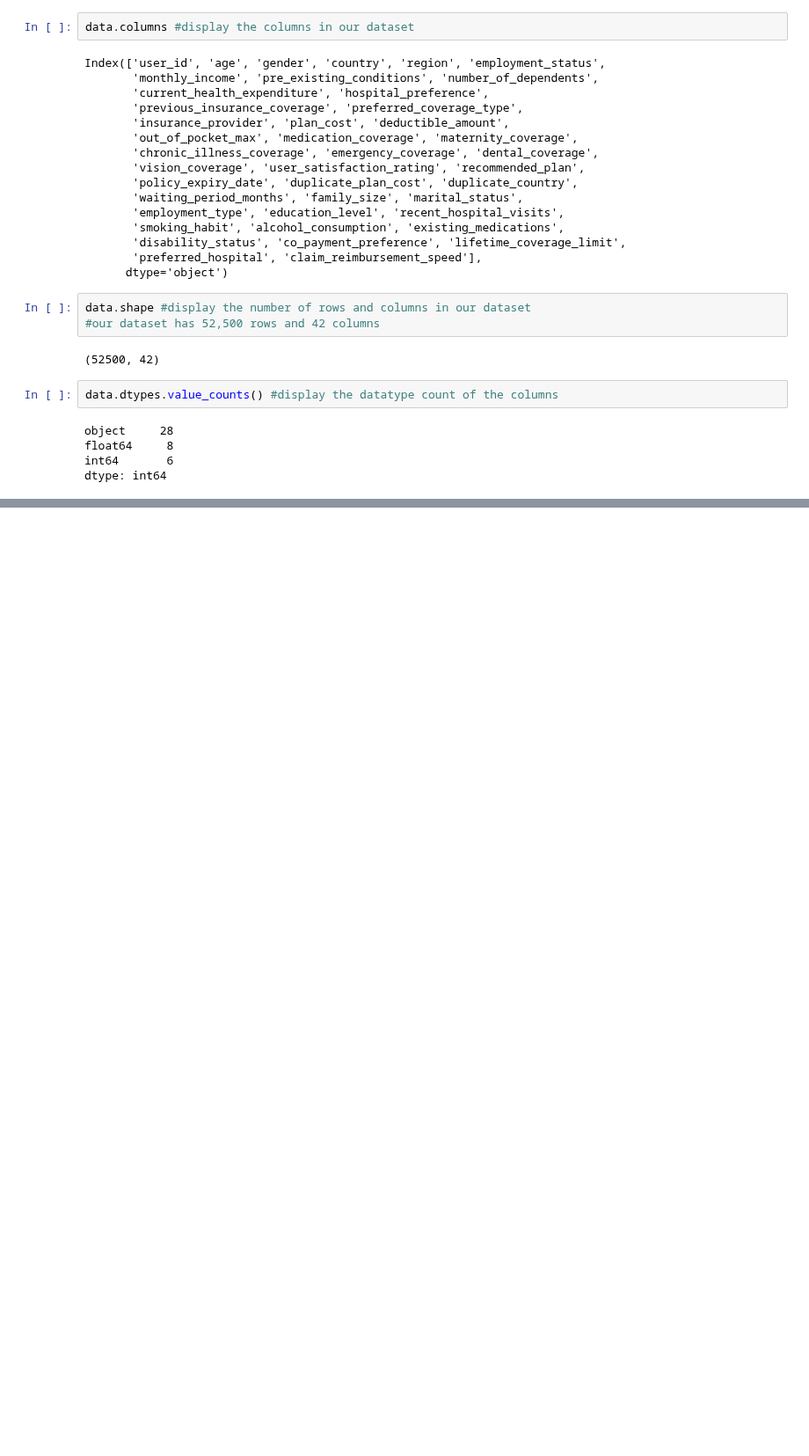
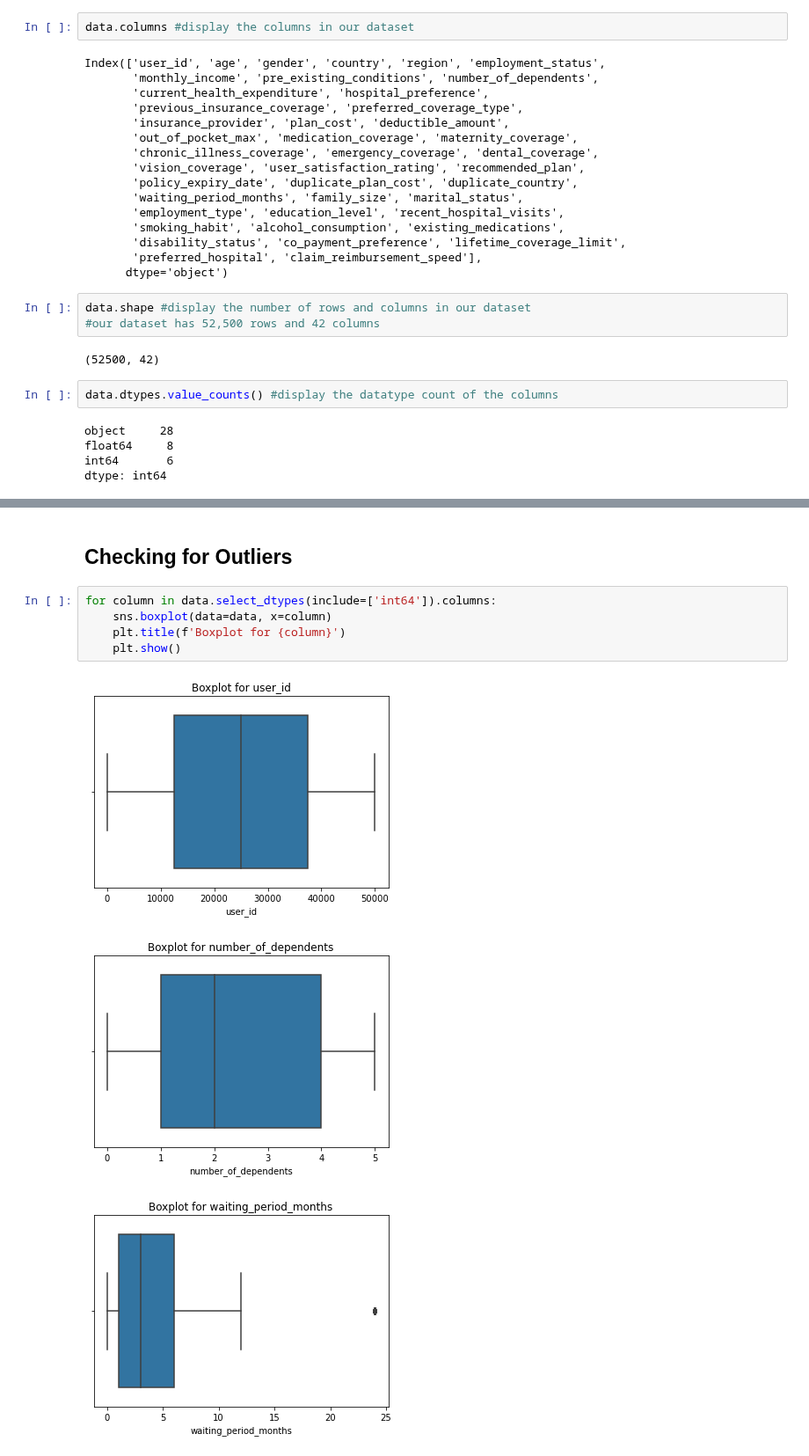
Before and after one commit to ruth-kitasi/Health-Insurance-Recommender-System, a Jupyter notebook: Notebooks/Cecilia.ipynb, the cells around one changed output, grey strips where cells are left out. Shown at 88% size. Cells and saved outputs as stored; diff of their text form; blank space fills up the shorter version.

```diff
--- a/Notebooks/Cecilia.ipynb
+++ b/Notebooks/Cecilia.ipynb
@@ -108,0 +251,11 @@ dtype: int64
+# %% [markdown]
+## Checking for Outliers
+# %%
+for column in data.select_dtypes(include=['int64']).columns:
+    sns.boxplot(data=data, x=column)
+    plt.title(f'Boxplot for {column}')
+    plt.show()
+# %% [output]
+[figure, added]
+[figure, added]
+[figure, added]
```
Also changed, not shown: parts of 68 cells of this notebook.
